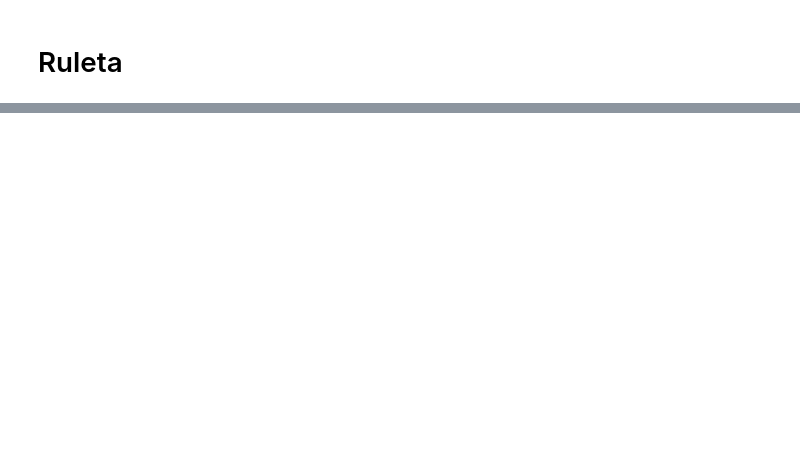
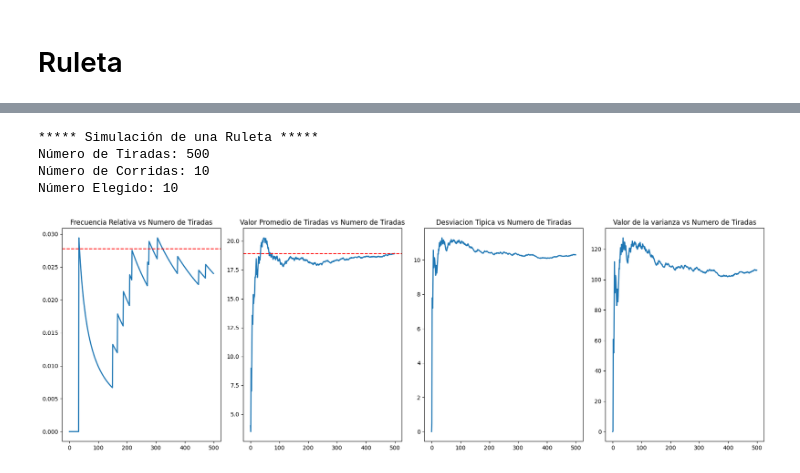
Before and after one commit to 7Rena7/practicas-simulacion-2024, a Jupyter notebook: tp1-1-simulacion-ruleta/simulacion.ipynb, the cells around one changed output, grey strips where cells are left out. Drawn from its saved outputs; the diff is of its cells as text; code cells hidden in the pictures; blank space fills up the shorter version.

```diff
--- a/tp1-1-simulacion-ruleta/simulacion.ipynb
+++ b/tp1-1-simulacion-ruleta/simulacion.ipynb
@@ -69,0 +3,69 @@ plt.show()
+# %%
+import matplotlib.pyplot as plt
+from random import randint
+
+tiradas = 500
+numero_esperado = 10
+cantidad_ruleta = 36
+
+print("***** Simulación de una Ruleta ***** \n"
+      "Número de Tiradas: {} \n"
+      "Número de Corridas: 10 \n"
+      "Número Elegido: {} \n"
+      .format(tiradas, numero_esperado))
+
+cantidad = 0
+valores_tiradas = []
+valores_promedio = []
+desviaciones_tipicas = []
+varianzas = []
+frecuencias_relativas = []
+
+frecuencia_relativa = lambda x,n: x/n
+media = lambda valores : sum(valores)/len(valores)
+varianza = lambda valores,media: sum((xi - media)**2 for xi in valores) / len(valores)
+desviacion_estandar = lambda varianza: varianza ** 0.5
+
+for num_tiradas in range(1, tiradas + 1):
+    numero_obtenido = randint(1, cantidad_ruleta)
+    if numero_obtenido == numero_esperado:
+        cantidad += 1
+
+    valores_tiradas.append(numero_obtenido)
+
+    promedio_actual = media(valores_tiradas)
+    frecuencia_relativa_actual = frecuencia_relativa(cantidad,num_tiradas)
+    varianza_actual = varianza(valores_tiradas,promedio_actual)
+    desviacion_actual = desviacion_estandar(varianza_actual)
+
+    valores_promedio.append(promedio_actual)
+    varianzas.append(varianza_actual)
+    desviaciones_tipicas.append(desviacion_actual)
+    frecuencias_relativas.append(frecuencia_relativa_actual)
+
+
+fig, axs = plt.subplots(1, 4, figsize=(18, 6))
+
+axs[0].plot(frecuencias_relativas, linewidth=2.0)
+axs[0].set_title('Frecuencia Relativa vs Numero de Tiradas')
+axs[0].axhline(y=1/cantidad_ruleta, color='r', linestyle='--')
+
+axs[1].plot(valores_promedio, linewidth=2.0)
+axs[1].set_title('Valor Promedio de Tiradas vs Numero de Tiradas')
+axs[1].axhline(y=media(valores_tiradas), color='r', linestyle='--')
+
+axs[2].plot(desviaciones_tipicas, linewidth=2.0)
+axs[2].set_title('Desviacion Tipica vs Numero de Tiradas')
+
+axs[3].plot(varianzas, linewidth=2.0)
+axs[3].set_title('Valor de la varianza vs Numero de Tiradas')
+
+plt.tight_layout()
+plt.savefig('resultados.png')
+plt.show()
+# %% [output]
+***** Simulación de una Ruleta *****
+Número de Tiradas: 500
+Número de Corridas: 10
+Número Elegido: 10
+[figure, added]
```
Also changed, not shown: parts of 1 cell of this notebook, 1 other file.
